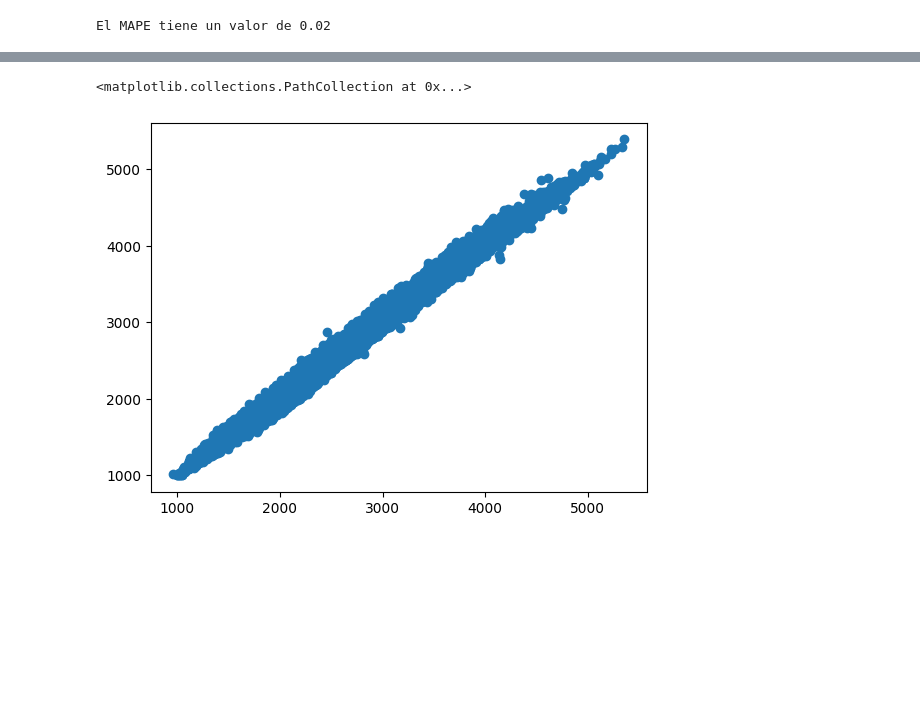
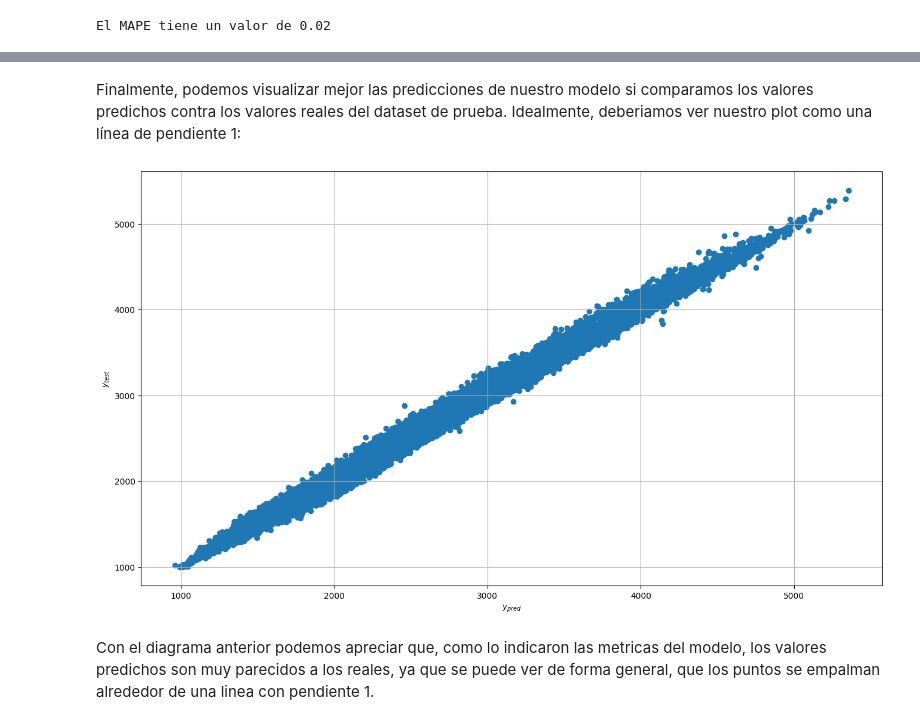
Before and after one commit to AAA-Energia/energy-demand-prediction, a Jupyter notebook: notebooks/2.2-jmartingv-LinReg.ipynb, the cells around one changed output, grey strips where cells are left out. Drawn from its saved outputs; the diff is of its cells as text; code cells hidden in the pictures; blank space fills up the shorter version.

Commit message:
adds ypred visualization

```diff
--- a/notebooks/2.2-jmartingv-LinReg.ipynb
+++ b/notebooks/2.2-jmartingv-LinReg.ipynb
@@ -154,9 +158,16 @@ mlflow.end_run()
 with mlflow.start_run() as run: # Reemplazar con el valor del run a actualizar
     mlflow.log_metric("test_mean_absolute_percentage_error", mape)
     mlflow.log_metric("test_mean_squared_error", mse)
+# %% [markdown]
+Finalmente, podemos visualizar mejor las predicciones de nuestro modelo si comparamos los valores predichos contra los valores reales del dataset de prueba. Idealmente, deberiamos ver nuestro plot como una línea de pendiente 1:
 # %%
-fig,ax = plt.subplots()
+fig,ax = plt.subplots(figsize=(16,9))
+ax.grid()
 ax.scatter(y_pred_unscaled, y_test)
+ax.set_ylabel(r'$y_{test}$')
+ax.set_xlabel(r'$y_{pred}$')
+plt.show()
 # %% [output]
-<matplotlib.collections.PathCollection at 0x...>
-[figure, old version]
+[figure, new version]
+# %% [markdown]
+Con el diagrama anterior podemos apreciar que, como lo indicaron las metricas del modelo, los valores predichos son muy parecidos a los reales, ya que se puede ver de forma general, que los puntos se empalman alrededor de una linea con pendiente 1.
```
Also changed, not shown: parts of 1 cell of this notebook.
